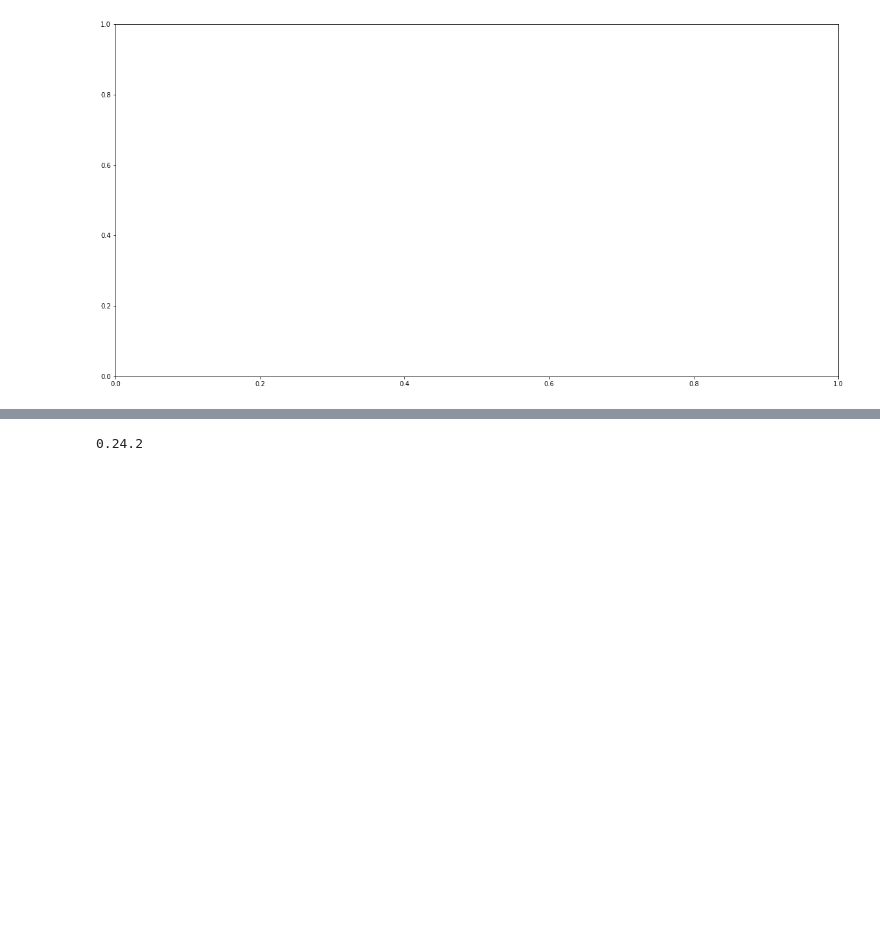
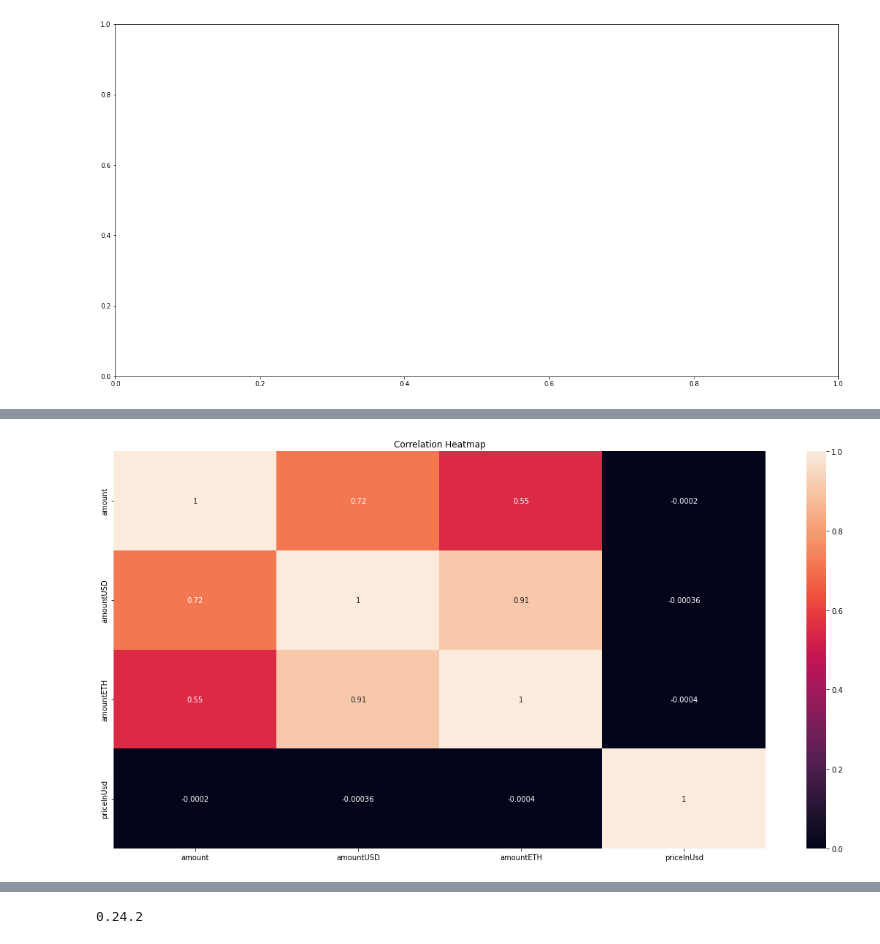
Before and after one commit to 2281469043/DeFi-Analysis, a Jupyter notebook: src/avilez/update5.ipynb, the cells around one changed output, grey strips where cells are left out. Saved outputs shown, nothing was run; the diff lists cells and outputs as text; code cells hidden in the pictures; blank space fills up the shorter version.

Commit message:
Correlation heatmaps for remaining transaction type
No errors when creating heatmaps for the other tarnsaction types

```diff
--- a/src/avilez/update5.ipynb
+++ b/src/avilez/update5.ipynb
@@ -237,6 +237,13 @@ withdraw.head()
 | 1970-01-01 00:00:01.606841476 | withdraw | 0xbd723fc4f1d737dcfc48a07fe733676... | Rocky Kuebler | 0xbd723fc4f1d737dcfc48a07fe733676... | Rocky Kuebler | 0xb53c1a33016b2dc2ff3653530bff184... | DAI | 1.000000 | 1.001646 | ... |
 | 1970-01-01 00:00:01.606913119 | withdraw | 0xbd723fc4f1d737dcfc48a07fe733676... | Rocky Kuebler | 0xbd723fc4f1d737dcfc48a07fe733676... | Rocky Kuebler | 0xb53c1a33016b2dc2ff3653530bff184... | MKR | 0.001000 | 0.514310 | ... |
 | 1970-01-01 00:00:01.606917505 | withdraw | 0xff06ed0e20638f1299832b4141bc3ad... | Mariah Guerrero | 0xff06ed0e20638f1299832b4141bc3ad... | Mariah Guerrero | 0xb53c1a33016b2dc2ff3653530bff184... | LINK | 0.073858 | 0.942547 | ... |
+# %%
+corr = withdraw.corr()
+sns.heatmap(corr, annot=True, ax=plt.subplots(figsize=(20, 10))[1])
+plt.title('Correlation Heatmap')
+plt.show()
+# %% [output]
+[figure, added]
 # %%
 repay.head()
 # %% [output]
```
Also changed, not shown: parts of 3 cells of this notebook.
